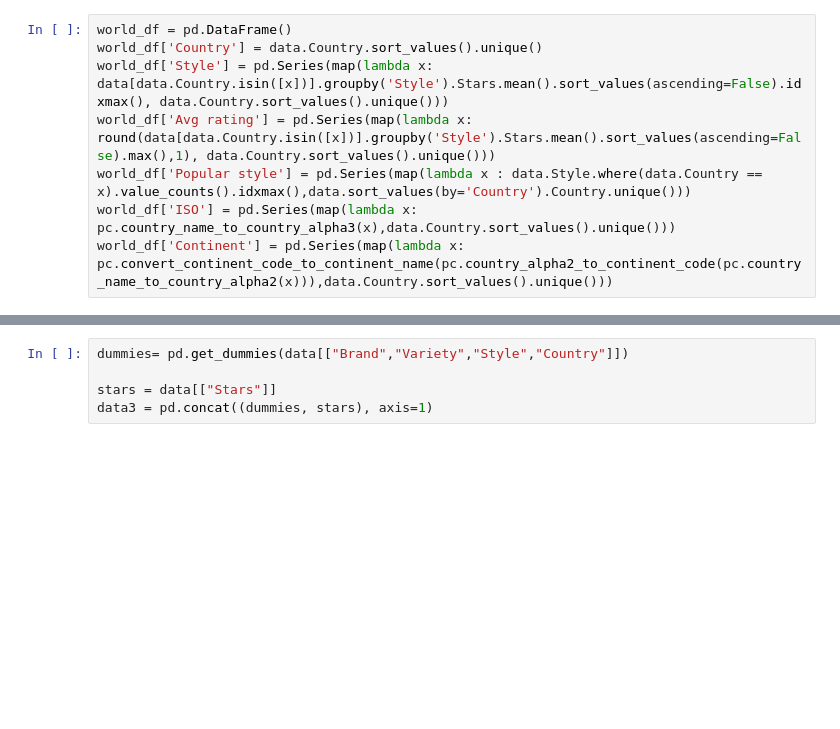
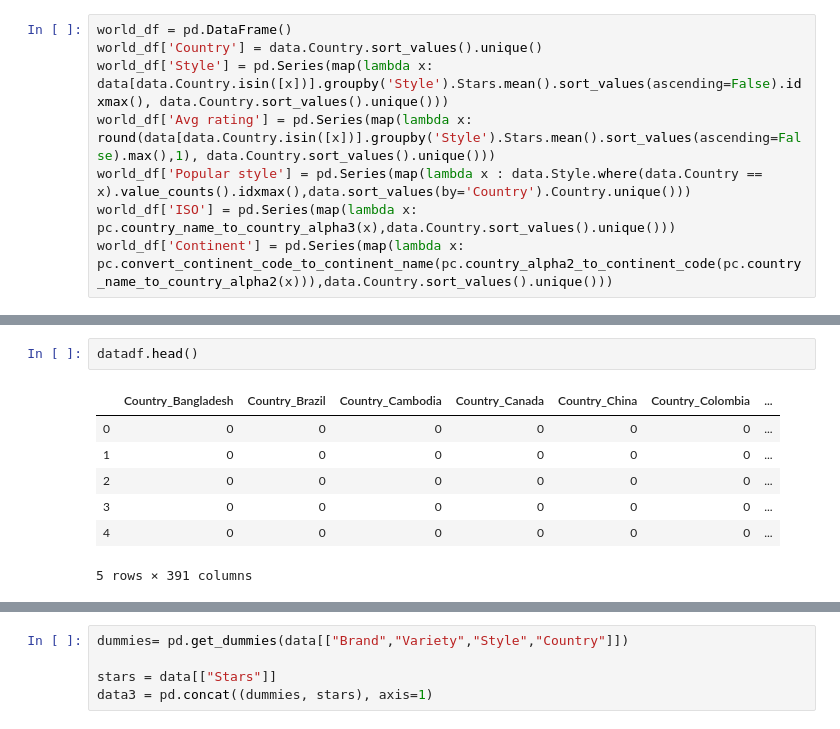
Before and after one commit to Patryk-S-W/ramen_data_analysis, a Jupyter notebook: main.ipynb, the cells around one changed output, grey strips where cells are left out. Cells and saved outputs as stored; diff of their text form; blank space fills up the shorter version.

```diff
--- a/main.ipynb
+++ b/main.ipynb
@@ -450,0 +455,10 @@ Loss: 0.6719
+# %%
+datadf.head()
+# %% [output]
+|  | Country_Bangladesh | Country_Brazil | Country_Cambodia | Country_Canada | Country_China | Country_Colombia | ... |
+| 0 | 0 | 0 | 0 | 0 | 0 | 0 | ... |
+| 1 | 0 | 0 | 0 | 0 | 0 | 0 | ... |
+| 2 | 0 | 0 | 0 | 0 | 0 | 0 | ... |
+| 3 | 0 | 0 | 0 | 0 | 0 | 0 | ... |
+| 4 | 0 | 0 | 0 | 0 | 0 | 0 | ... |
+5 rows × 391 columns
```
Also changed, not shown: parts of 10 cells of this notebook, 2 other files.
